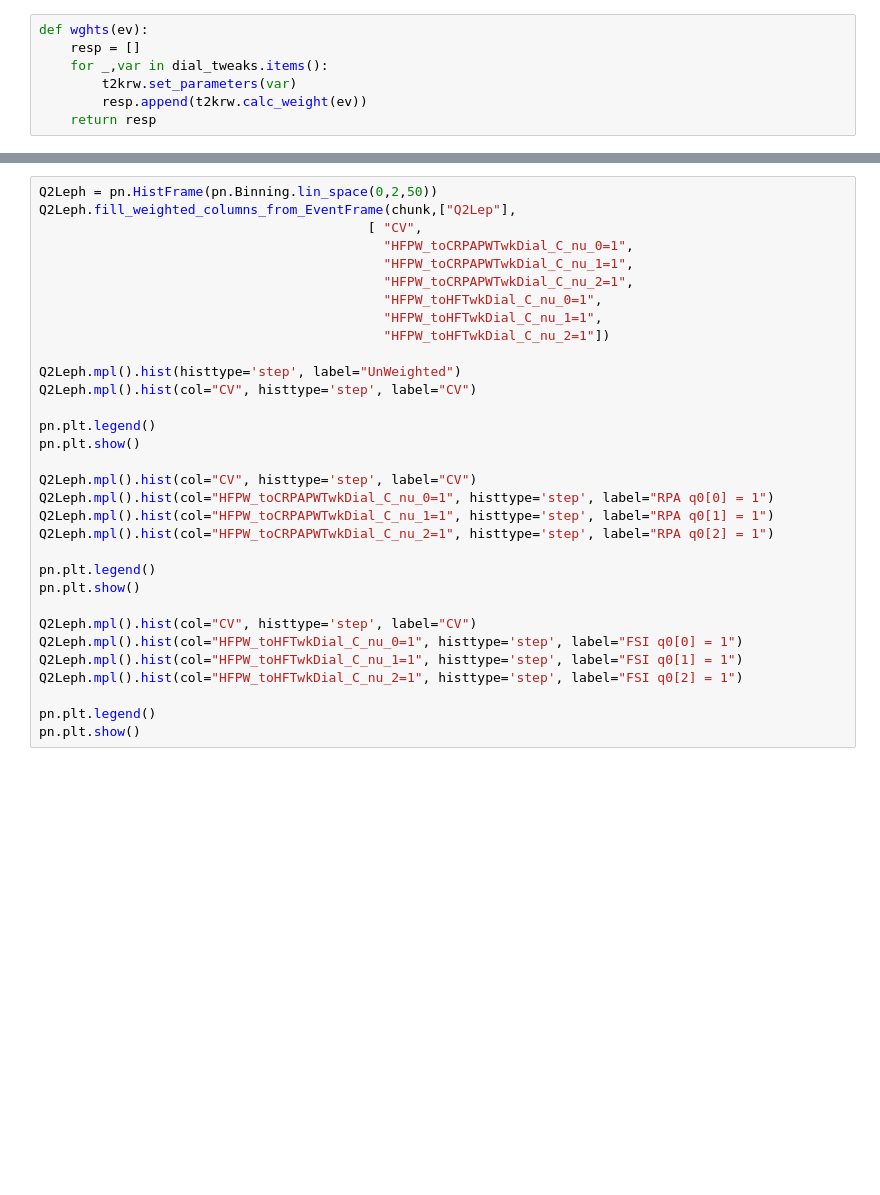
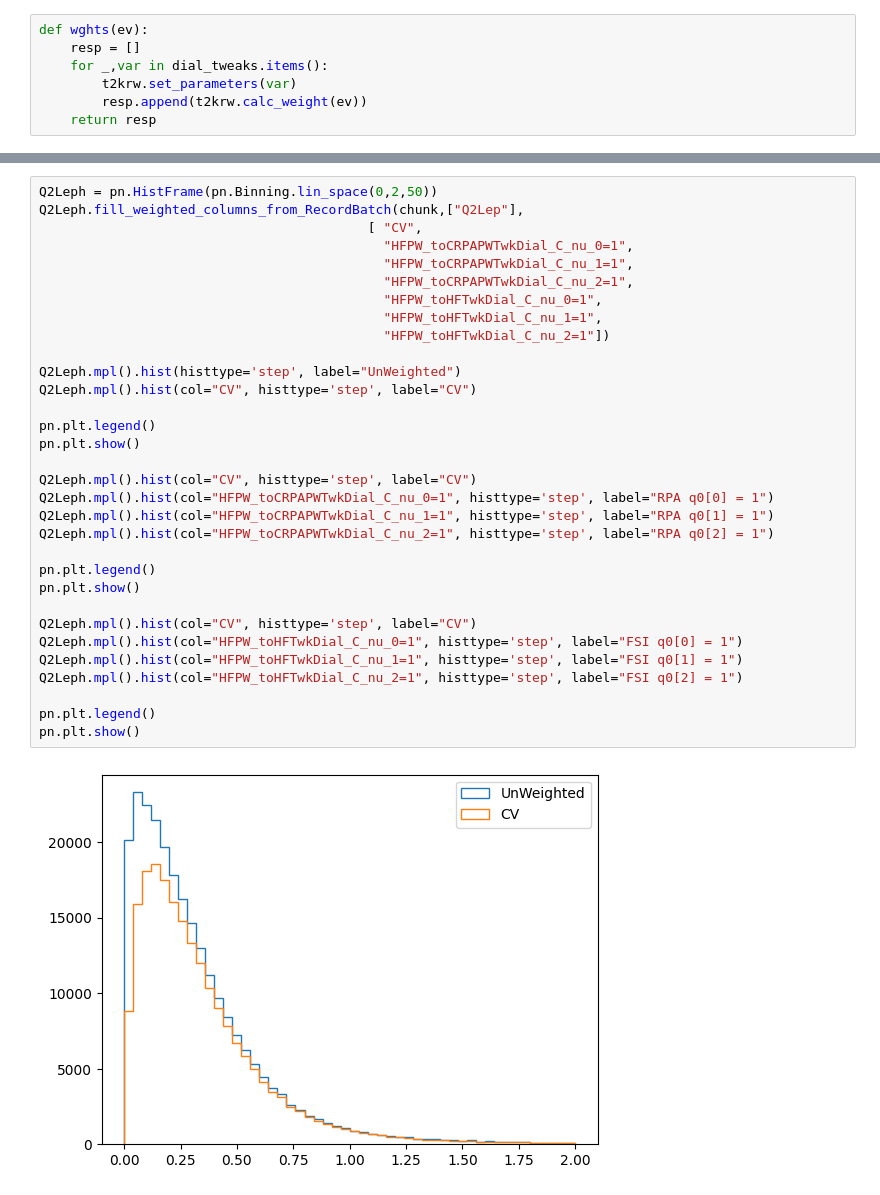
Before and after one commit to NUISANCEMC/nuisance3, a Jupyter notebook: notebooks/T2KReWeight.ipynb, the cells around one changed output, grey strips where cells are left out. Saved outputs shown, nothing was run; the diff lists cells and outputs as text; blank space fills up the shorter version.

```diff
--- a/notebooks/T2KReWeight.ipynb
+++ b/notebooks/T2KReWeight.ipynb
@@ -156,32 +182,34 @@ pn.plt.show()
 # %%
 Q2Leph = pn.HistFrame(pn.Binning.lin_space(0,2,50))
-Q2Leph.fill_weighted_columns_from_EventFrame(chunk,["Q2Lep"],
+Q2Leph.fill_weighted_columns_from_RecordBatch(chunk,["Q2Lep"],
                                           [ "CV",
                                             "HFPW_toCRPAPWTwkDial_C_nu_0=1",
                                             "HFPW_toCRPAPWTwkDial_C_nu_1=1",
                                             "HFPW_toCRPAPWTwkDial_C_nu_2=1",
                                             "HFPW_toHFTwkDial_C_nu_0=1",
                                             "HFPW_toHFTwkDial_C_nu_1=1",
                                             "HFPW_toHFTwkDial_C_nu_2=1"])
 
 Q2Leph.mpl().hist(histtype='step', label="UnWeighted")
 Q2Leph.mpl().hist(col="CV", histtype='step', label="CV")
 
 pn.plt.legend()
 pn.plt.show()
 
 Q2Leph.mpl().hist(col="CV", histtype='step', label="CV")
 Q2Leph.mpl().hist(col="HFPW_toCRPAPWTwkDial_C_nu_0=1", histtype='step', label="RPA q0[0] = 1")
 Q2Leph.mpl().hist(col="HFPW_toCRPAPWTwkDial_C_nu_1=1", histtype='step', label="RPA q0[1] = 1")
 Q2Leph.mpl().hist(col="HFPW_toCRPAPWTwkDial_C_nu_2=1", histtype='step', label="RPA q0[2] = 1")
 
 pn.plt.legend()
 pn.plt.show()
 
 Q2Leph.mpl().hist(col="CV", histtype='step', label="CV")
 Q2Leph.mpl().hist(col="HFPW_toHFTwkDial_C_nu_0=1", histtype='step', label="FSI q0[0] = 1")
 Q2Leph.mpl().hist(col="HFPW_toHFTwkDial_C_nu_1=1", histtype='step', label="FSI q0[1] = 1")
 Q2Leph.mpl().hist(col="HFPW_toHFTwkDial_C_nu_2=1", histtype='step', label="FSI q0[2] = 1")
 
 pn.plt.legend()
 pn.plt.show()
+# %% [output]
+[figure, added]
```
Also changed, not shown: parts of 8 cells of this notebook, 3 other files.
